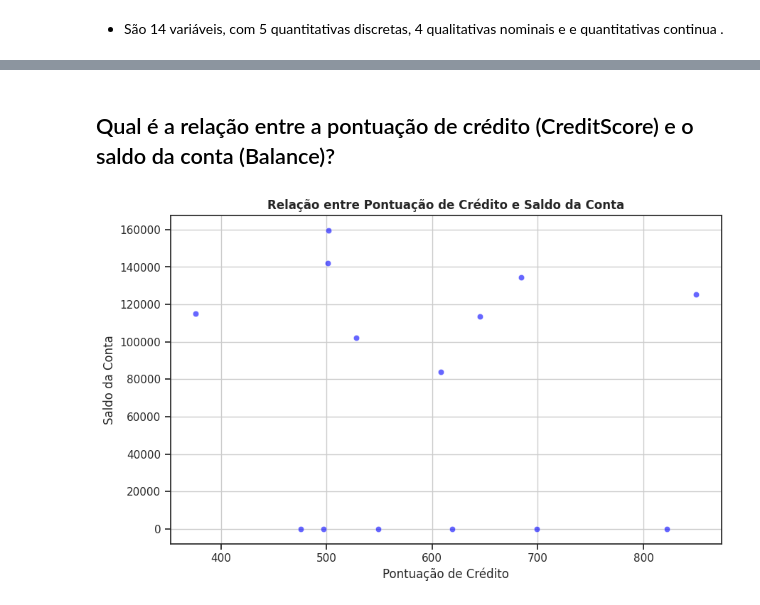
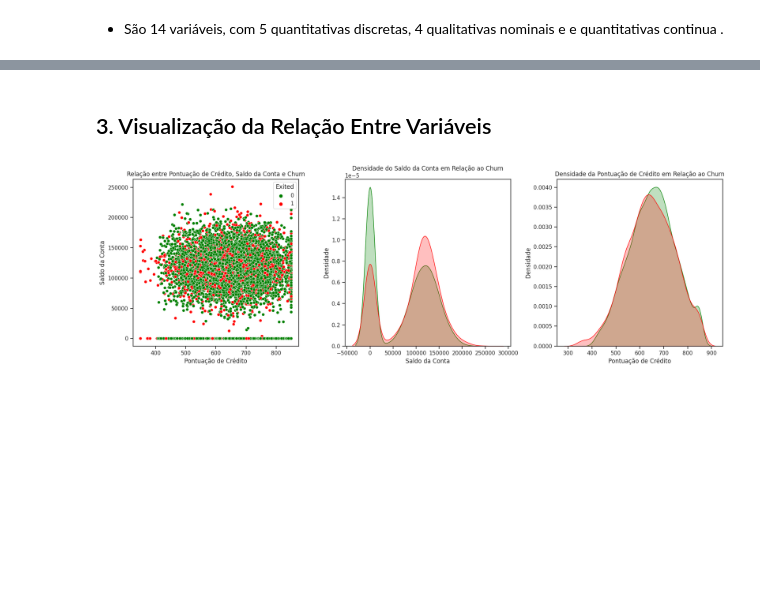
Before and after one commit to atlantico-academy/equipe6-2014.2, a Jupyter notebook: notebooks/01-exploratory_data_analysis.ipynb, the cells around one changed output, grey strips where cells are left out. Drawn from its saved outputs; the diff is of its cells as text; code cells hidden in the pictures; blank space fills up the shorter version.

```diff
--- a/notebooks/01-exploratory_data_analysis.ipynb
+++ b/notebooks/01-exploratory_data_analysis.ipynb
@@ -3,12 +3,11 @@
 # %%
-from IPython.display import display, Markdown
-import numpy as np
 import pandas as pd
+import seaborn as sns
 import matplotlib.pyplot as plt
-import seaborn as sns
-
 
 colors = ["#9467bd", "#057476", "#FF7A00"]
-# sns.set_style("whitegrid")
-sns.set_theme(style="ticks")
-sns.set_palette(sns.color_palette(colors))
+sns.set_theme(style="ticks", palette=sns.color_palette(colors))
+
+# Leitura do conjunto de dados
+df = pd.read_csv('../data/raw/data.csv')
+print(df.head())
@@ -126,22 +94,29 @@ df.describe(include='all')
-# %% [markdown]
-## Qual é a relação entre a pontuação de crédito (CreditScore) e o saldo da conta (Balance)?
-# %%
-import matplotlib.pyplot as plt
-import seaborn as sns
-
-# Configuração do gráfico
-plt.figure(figsize=(10, 6))
-plt.title('Relação entre Pontuação de Crédito e Saldo da Conta', fontweight='bold')
-
-# Gráfico de dispersão
-sns.scatterplot(data=df, x='CreditScore', y='Balance', alpha=0.6, color='blue')
-
-# Adicionando rótulos e grade
-plt.xlabel('Pontuação de Crédito')
-plt.ylabel('Saldo da Conta')
-plt.grid(True)
-
-# Exibindo o gráfico
-plt.show()
-# %% [output]
-[figure, removed]
+# %% [markdown]
+## 3. Visualização da Relação Entre Variáveis
+# %%
+fig, axs = plt.subplots(1, 3, figsize=(18, 6))
+
+# Gráfico de Dispersão
+sns.scatterplot(x='CreditScore', y='Balance', hue='Exited', data=df, ax=axs[0], palette=['green', 'red'])
+axs[0].set_title('Relação entre Pontuação de Crédito, Saldo da Conta e Churn')
+axs[0].set_xlabel('Pontuação de Crédito')
+axs[0].set_ylabel('Saldo da Conta')
+
+# Gráfico de Densidade - Saldo
+sns.kdeplot(data=df[df['Exited'] == 0], x='Balance', label='Não Saiu', shade=True, ax=axs[1], color='green')
+sns.kdeplot(data=df[df['Exited'] == 1], x='Balance', label='Saiu', shade=True, ax=axs[1], color='red')
+axs[1].set_title('Densidade do Saldo da Conta em Relação ao Churn')
+axs[1].set_xlabel('Saldo da Conta')
+axs[1].set_ylabel('Densidade')
+
+# Gráfico de Densidade - Pontuação de Crédito
+sns.kdeplot(data=df[df['Exited'] == 0], x='CreditScore', label='Não Saiu', shade=True, ax=axs[2], color='green')
+sns.kdeplot(data=df[df['Exited'] == 1], x='CreditScore', label='Saiu', shade=True, ax=axs[2], color='red')
+axs[2].set_title('Densidade da Pontuação de Crédito em Relação ao Churn')
+axs[2].set_xlabel('Pontuação de Crédito')
+axs[2].set_ylabel('Densidade')
+
+plt.tight_layout()
+plt.show()
+# %% [output]
+[figure, added]
```
Also changed, not shown: parts of 17 cells of this notebook, 1 other file.
